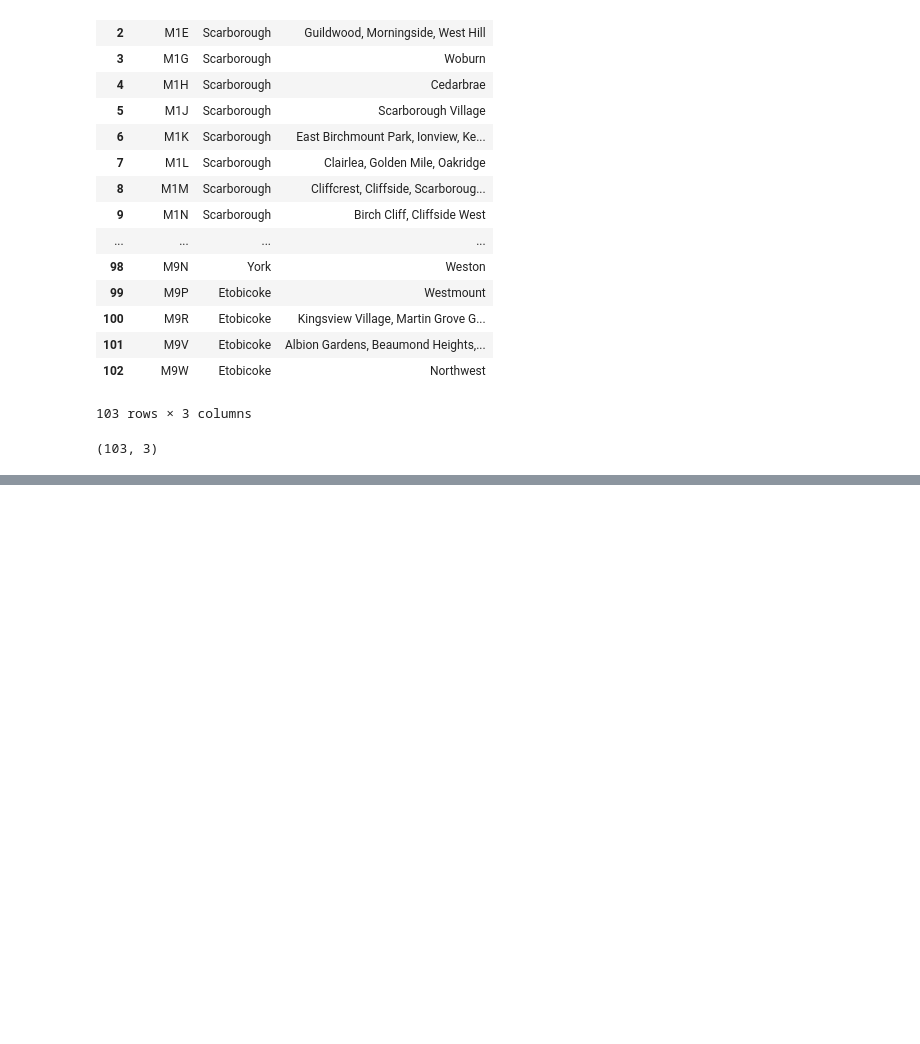
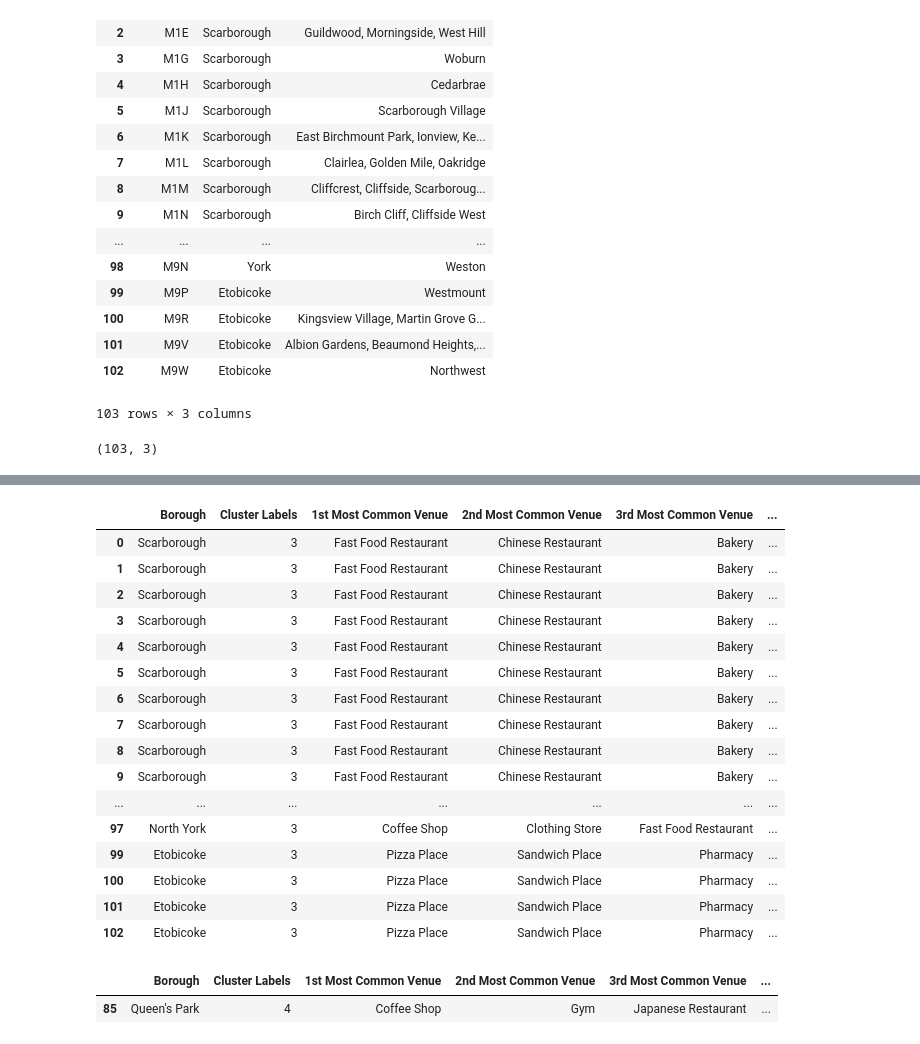
Before and after one commit to SophieTanny/Applied-DS-capstone, a Jupyter notebook: Segmenting and Clustering in Toronto - notebook 1.ipynb, the cells around one changed output, grey strips where cells are left out. Saved outputs shown, nothing was run; the diff lists cells and outputs as text; code cells hidden in the pictures; blank space fills up the shorter version.

```diff
--- a/Segmenting and Clustering in Toronto - notebook 1.ipynb
+++ b/Segmenting and Clustering in Toronto - notebook 1.ipynb
@@ -119,0 +555,25 @@ grouped.shape
+# %%
+Toronto_merged.loc[Toronto_merged['Cluster Labels'] == 3, Toronto_merged.columns[[1] + list(range(5, Toronto_merged.shape[1]))]]
+# %% [output]
+|  | Borough | Cluster Labels | 1st Most Common Venue | 2nd Most Common Venue | 3rd Most Common Venue | ... |
+| 0 | Scarborough | 3 | Fast Food Restaurant | Chinese Restaurant | Bakery | ... |
+| 1 | Scarborough | 3 | Fast Food Restaurant | Chinese Restaurant | Bakery | ... |
+| 2 | Scarborough | 3 | Fast Food Restaurant | Chinese Restaurant | Bakery | ... |
+| 3 | Scarborough | 3 | Fast Food Restaurant | Chinese Restaurant | Bakery | ... |
+| 4 | Scarborough | 3 | Fast Food Restaurant | Chinese Restaurant | Bakery | ... |
+| 5 | Scarborough | 3 | Fast Food Restaurant | Chinese Restaurant | Bakery | ... |
+| 6 | Scarborough | 3 | Fast Food Restaurant | Chinese Restaurant | Bakery | ... |
+| 7 | Scarborough | 3 | Fast Food Restaurant | Chinese Restaurant | Bakery | ... |
+| 8 | Scarborough | 3 | Fast Food Restaurant | Chinese Restaurant | Bakery | ... |
+| 9 | Scarborough | 3 | Fast Food Restaurant | Chinese Restaurant | Bakery | ... |
+| ... | ... | ... | ... | ... | ... | ... |
+| 97 | North York | 3 | Coffee Shop | Clothing Store | Fast Food Restaurant | ... |
+| 99 | Etobicoke | 3 | Pizza Place | Sandwich Place | Pharmacy | ... |
+| 100 | Etobicoke | 3 | Pizza Place | Sandwich Place | Pharmacy | ... |
+| 101 | Etobicoke | 3 | Pizza Place | Sandwich Place | Pharmacy | ... |
+| 102 | Etobicoke | 3 | Pizza Place | Sandwich Place | Pharmacy | ... |
+# %%
+Toronto_merged.loc[Toronto_merged['Cluster Labels'] == 4, Toronto_merged.columns[[1] + list(range(5, Toronto_merged.shape[1]))]]
+# %% [output]
+|  | Borough | Cluster Labels | 1st Most Common Venue | 2nd Most Common Venue | 3rd Most Common Venue | ... |
+| 85 | Queen's Park | 4 | Coffee Shop | Gym | Japanese Restaurant | ... |
```
Also changed, not shown: parts of 38 cells of this notebook.
